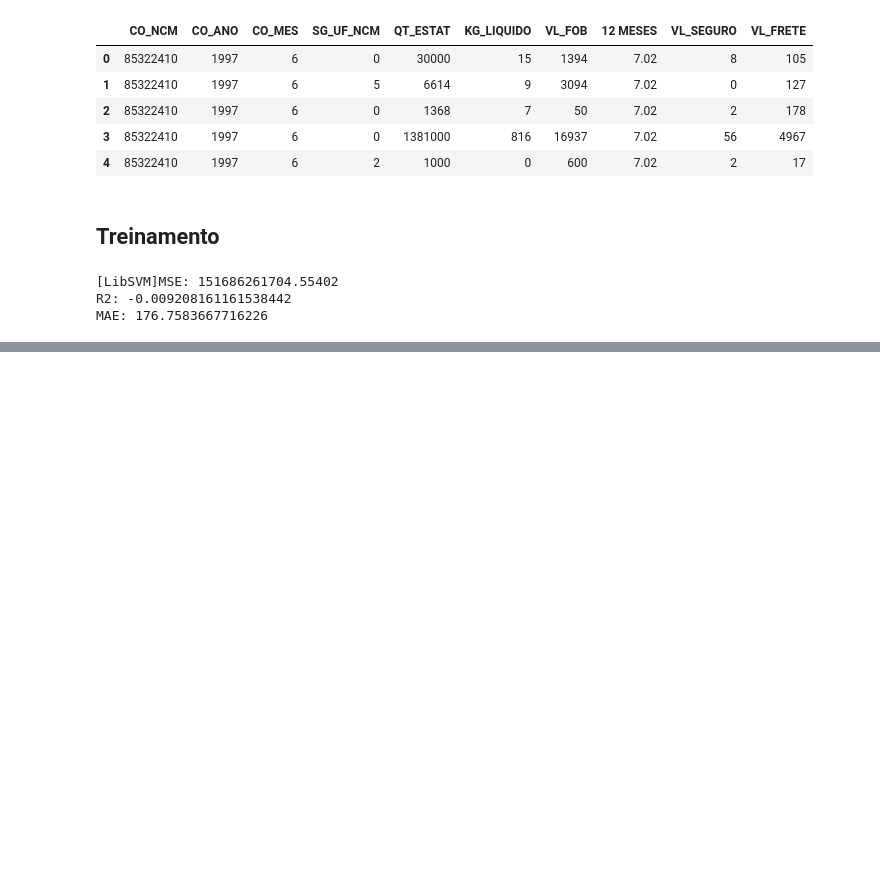
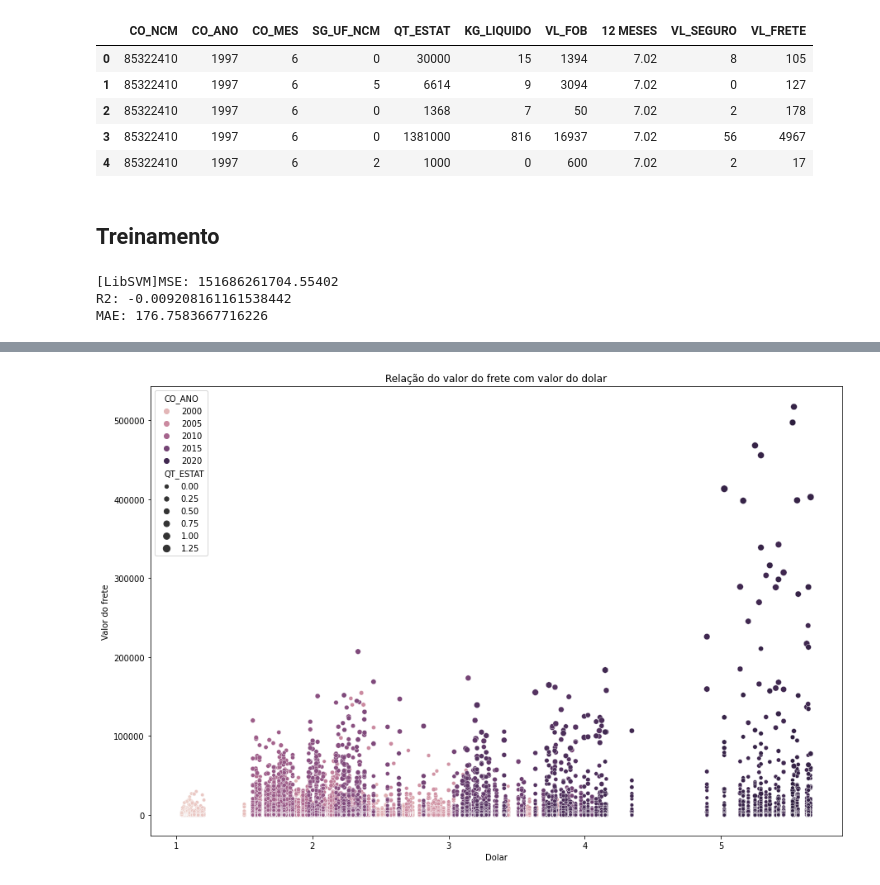
Before and after one commit to Migliorin/Comex-Data-Analysis, a Jupyter notebook: notebooks/analise_dados.ipynb, the cells around one changed output, grey strips where cells are left out. Saved outputs shown, nothing was run; the diff lists cells and outputs as text; code cells hidden in the pictures; blank space fills up the shorter version.

```diff
--- a/notebooks/analise_dados.ipynb
+++ b/notebooks/analise_dados.ipynb
@@ -674,0 +741,10 @@ array([130.46460914, 114.94826162, 125.63344956, 114.89397174,
+# %%
+f, ax = plt.subplots(figsize=(15, 10))
+sns.scatterplot(data=df_produto,x='valor',y='VL_FRETE',hue='CO_ANO',size="QT_ESTAT")
+ax.set_xlabel('Dolar')
+ax.set_ylabel('Valor do frete')
+
+ax.set_title('Relação do valor do frete com valor do dolar')
+plt.show()
+# %% [output]
+[figure, added]
```
Also changed, not shown: parts of 35 cells of this notebook, 3 other files.
